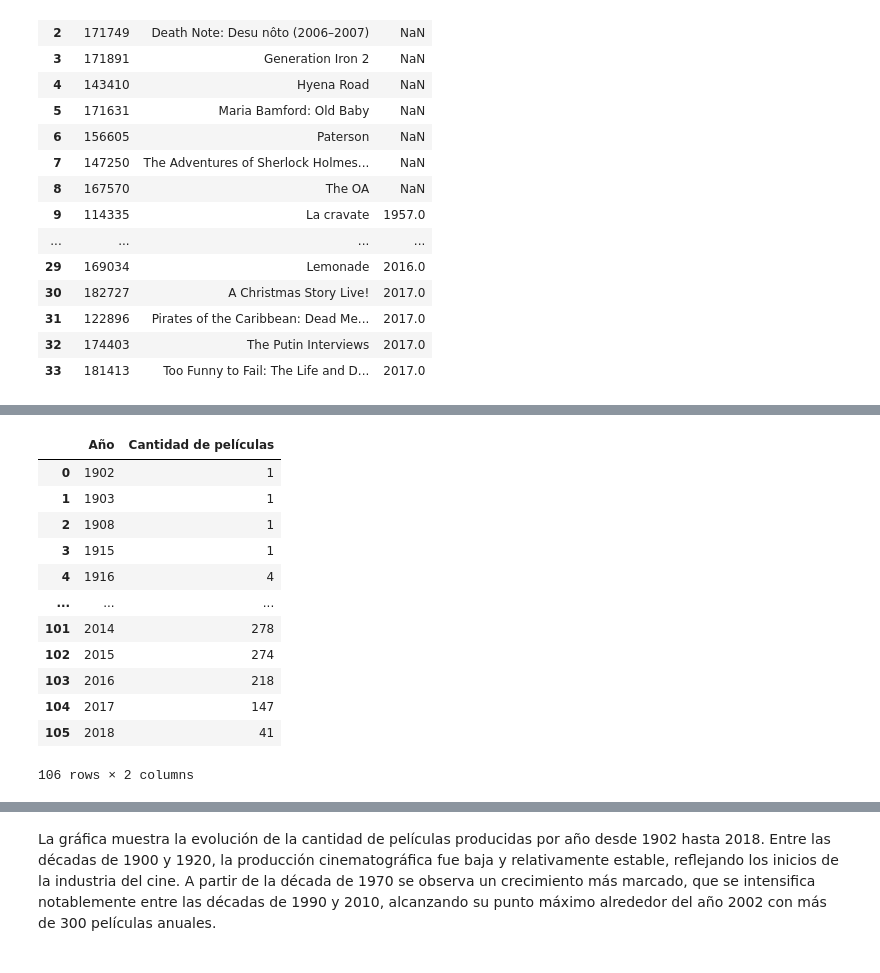
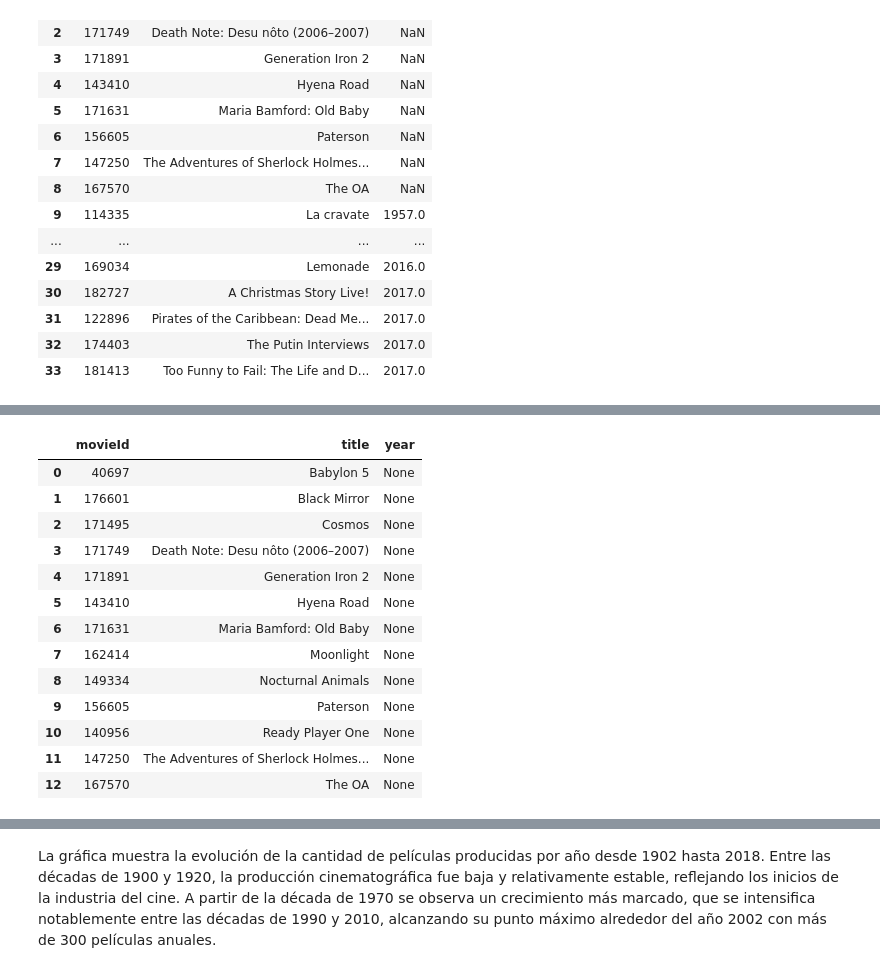
Before and after one commit to ValentinaJimenezTorres/A3_marketing, a Jupyter notebook: b_exploracion_limpieza.ipynb, the cells around one changed output, grey strips where cells are left out. Drawn from its saved outputs; the diff is of its cells as text; code cells hidden in the pictures.

```diff
--- a/b_exploracion_limpieza.ipynb
+++ b/b_exploracion_limpieza.ipynb
@@ -260,22 +235,23 @@ Tabla de películas SIN año:
-# %%
-# Contar los valores por año y convertir a DataFrame
-conteo_year = movies_con_generos['year'].value_counts().sort_index()
-tabla_conteo = conteo_year.reset_index()
-tabla_conteo.columns = ['Año', 'Cantidad de películas']
-
-# Mostrar la tabla compacta
-display(tabla_conteo)
-# %% [output]
-|  | Año | Cantidad de películas |
-| 0 | 1902 | 1 |
-| 1 | 1903 | 1 |
-| 2 | 1908 | 1 |
-| 3 | 1915 | 1 |
-| 4 | 1916 | 4 |
-| ... | ... | ... |
-| 101 | 2014 | 278 |
-| 102 | 2015 | 274 |
-| 103 | 2016 | 218 |
-| 104 | 2017 | 147 |
-| 105 | 2018 | 41 |
-106 rows × 2 columns
+# %%
+# obtener los detalles de las películas sin año
+pd.read_sql("""
+    SELECT movieId, title, year
+    FROM movies_clean
+    WHERE year IS NULL
+    ORDER BY title
+""", con)
+# %% [output]
+|  | movieId | title | year |
+| 0 | 40697 | Babylon 5 | None |
+| 1 | 176601 | Black Mirror | None |
+| 2 | 171495 | Cosmos | None |
+| 3 | 171749 | Death Note: Desu nôto (2006–2007) | None |
+| 4 | 171891 | Generation Iron 2 | None |
+| 5 | 143410 | Hyena Road | None |
+| 6 | 171631 | Maria Bamford: Old Baby | None |
+| 7 | 162414 | Moonlight | None |
+| 8 | 149334 | Nocturnal Animals | None |
+| 9 | 156605 | Paterson | None |
+| 10 | 140956 | Ready Player One | None |
+| 11 | 147250 | The Adventures of Sherlock Holmes... | None |
+| 12 | 167570 | The OA | None |
```
Also changed, not shown: parts of 7 cells of this notebook, 1 other file.
